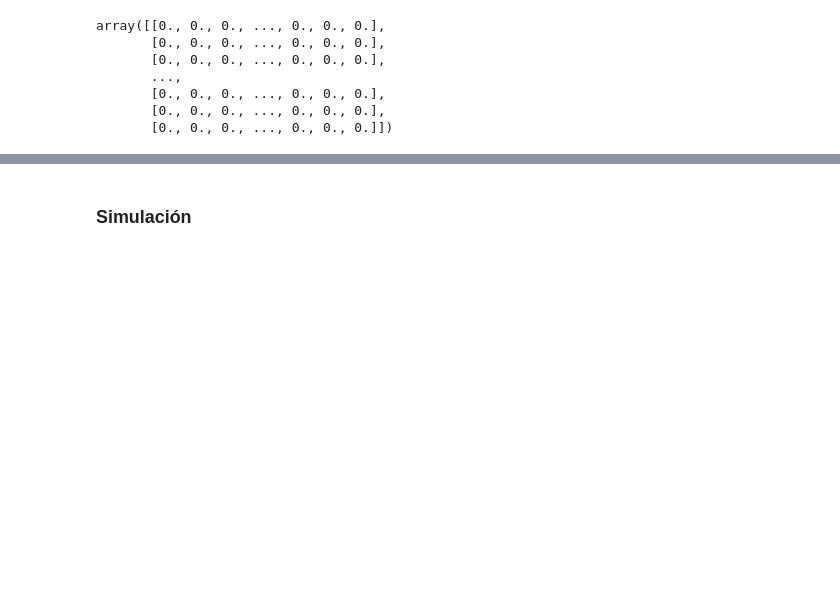
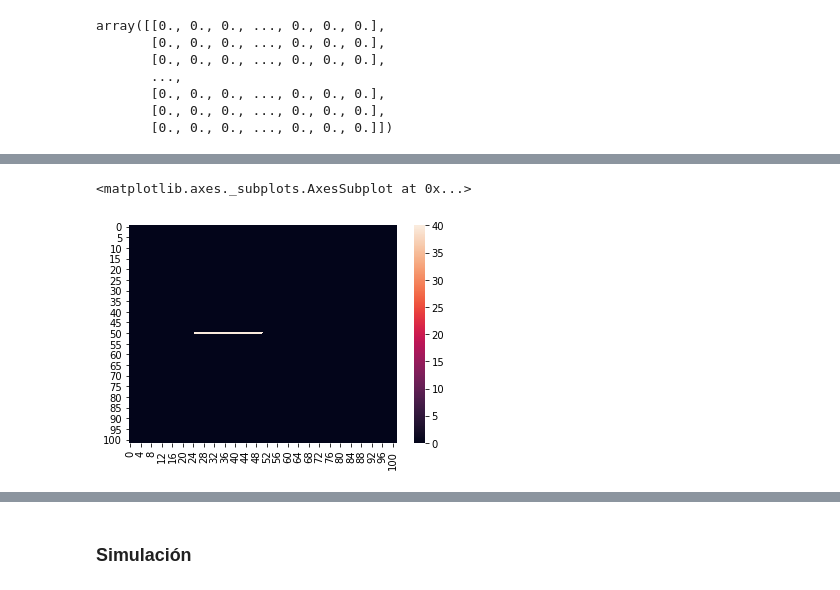
Before and after one commit to AdrianoValdesGomez/Selected-Topics-in-Biophysics, a Jupyter notebook: Notebooks/Gillespie Algorithm (Extension to anisotropic environments).ipynb, the cells around one changed output, grey strips where cells are left out. Saved outputs shown, nothing was run; the diff lists cells and outputs as text; code cells hidden in the pictures; blank space fills up the shorter version.

```diff
--- a/Notebooks/Gillespie Algorithm (Extension to anisotropic environments).ipynb
+++ b/Notebooks/Gillespie Algorithm (Extension to anisotropic environments).ipynb
@@ -365,0 +445,5 @@ sns.heatmap(X0[1:101][1:101])
+# %%
+sns.heatmap(a[1][:][:])
+# %% [output]
+<matplotlib.axes._subplots.AxesSubplot at 0x...>
+[figure, added]
```
Also changed, not shown: parts of 69 cells of this notebook.
